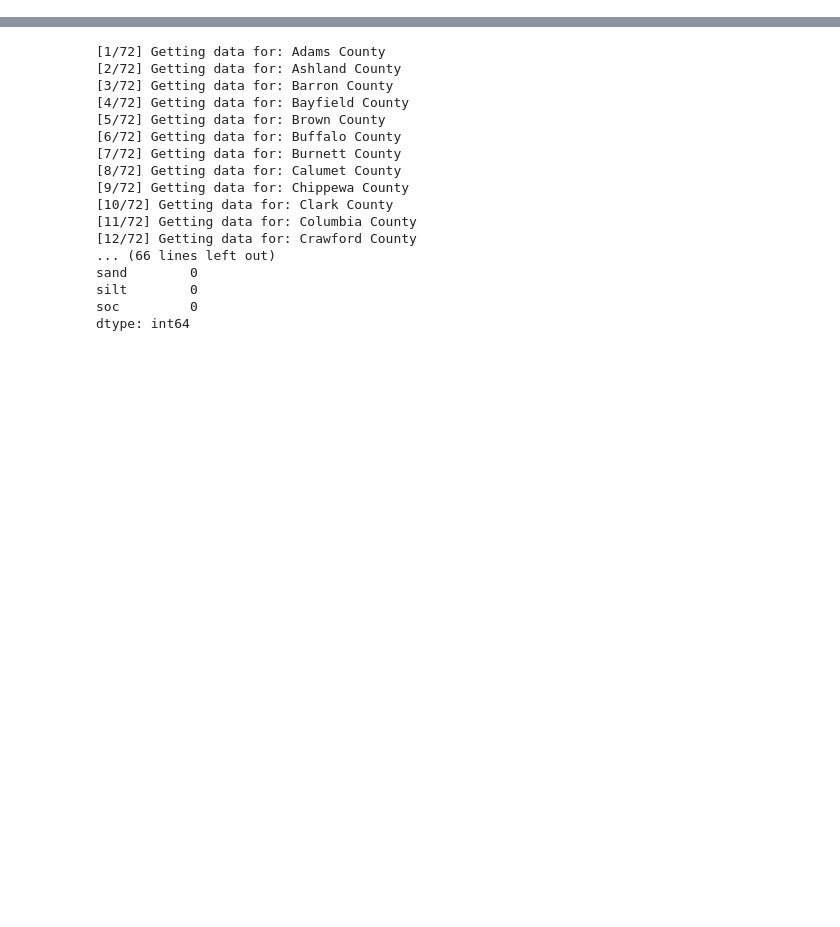
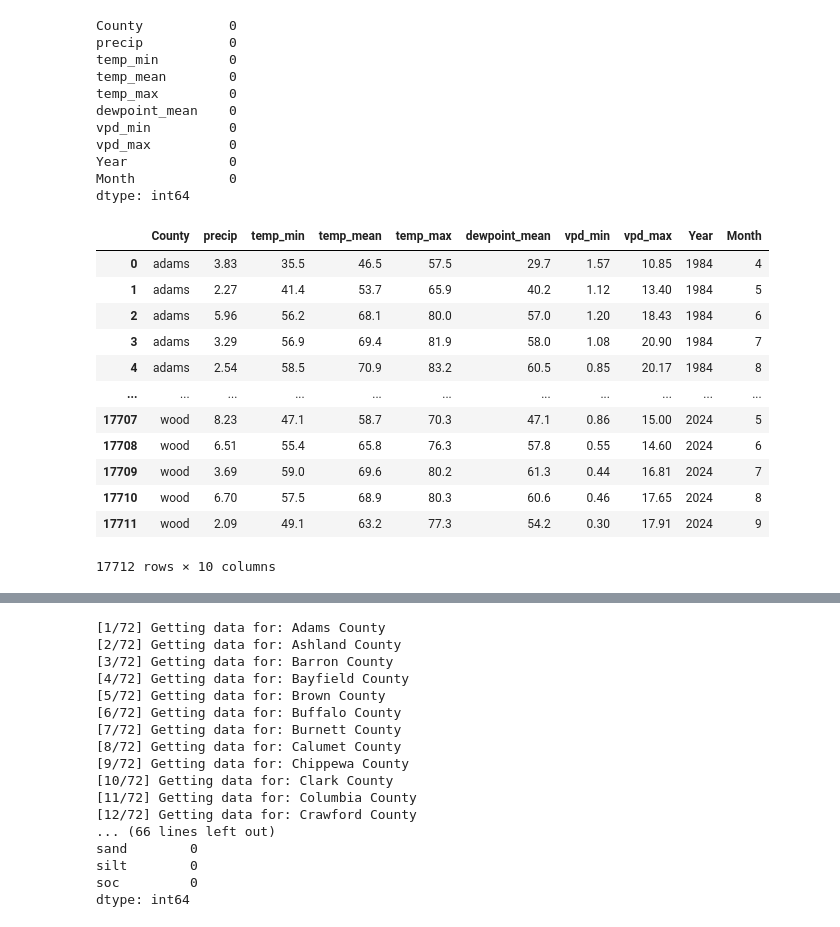
Before and after one commit to cchen744/CornYield_NN, a Jupyter notebook: get_data.ipynb, the cells around one changed output, grey strips where cells are left out. Saved outputs shown, nothing was run; the diff lists cells and outputs as text; code cells hidden in the pictures; blank space fills up the shorter version.

```diff
--- a/get_data.ipynb
+++ b/get_data.ipynb
@@ -185,0 +177,45 @@ prism_df
+# %%
+# CLEAN PRISM DATA
+prism_df = prism_df.rename(columns={
+    'Name': 'County',
+    'ppt (inches)': 'precip',
+    'tmin (degrees F)': 'temp_min',
+    'tmean (degrees F)': 'temp_mean',
+    'tmax (degrees F)': 'temp_max',
+    'tdmean (degrees F)': 'dewpoint_mean',
+    'vpdmax (hPa)': 'vpd_max',
+    'vpdmin (hPa)': 'vpd_min'
+})
+
+prism_df = prism_df.sort_values(['County', 'Year']).reset_index(drop=True)
+prism_df['County'] = prism_df['County'].str.lower()
+prism_df['County'] = prism_df['County'].str.replace('st. croix', 'st croix', regex=False)
+prism_df = prism_df.drop(['Longitude', 'Latitude', 'Elevation (ft)', 'Date'], axis=1)
+prism_df.to_csv('prism_weather.csv', index=False)
+print(prism_df.isnull().sum())
+prism_df
+# %% [output]
+County           0
+precip           0
+temp_min         0
+temp_mean        0
+temp_max         0
+dewpoint_mean    0
+vpd_min          0
+vpd_max          0
+Year             0
+Month            0
+dtype: int64
+|  | County | precip | temp_min | temp_mean | temp_max | dewpoint_mean | vpd_min | vpd_max | Year | Month |
+| 0 | adams | 3.83 | 35.5 | 46.5 | 57.5 | 29.7 | 1.57 | 10.85 | 1984 | 4 |
+| 1 | adams | 2.27 | 41.4 | 53.7 | 65.9 | 40.2 | 1.12 | 13.40 | 1984 | 5 |
+| 2 | adams | 5.96 | 56.2 | 68.1 | 80.0 | 57.0 | 1.20 | 18.43 | 1984 | 6 |
+| 3 | adams | 3.29 | 56.9 | 69.4 | 81.9 | 58.0 | 1.08 | 20.90 | 1984 | 7 |
+| 4 | adams | 2.54 | 58.5 | 70.9 | 83.2 | 60.5 | 0.85 | 20.17 | 1984 | 8 |
+| ... | ... | ... | ... | ... | ... | ... | ... | ... | ... | ... |
+| 17707 | wood | 8.23 | 47.1 | 58.7 | 70.3 | 47.1 | 0.86 | 15.00 | 2024 | 5 |
+| 17708 | wood | 6.51 | 55.4 | 65.8 | 76.3 | 57.8 | 0.55 | 14.60 | 2024 | 6 |
+| 17709 | wood | 3.69 | 59.0 | 69.6 | 80.2 | 61.3 | 0.44 | 16.81 | 2024 | 7 |
+| 17710 | wood | 6.70 | 57.5 | 68.9 | 80.3 | 60.6 | 0.46 | 17.65 | 2024 | 8 |
+| 17711 | wood | 2.09 | 49.1 | 63.2 | 77.3 | 54.2 | 0.30 | 17.91 | 2024 | 9 |
+17712 rows × 10 columns
```
Also changed, not shown: parts of 7 cells of this notebook, 4 other files.
